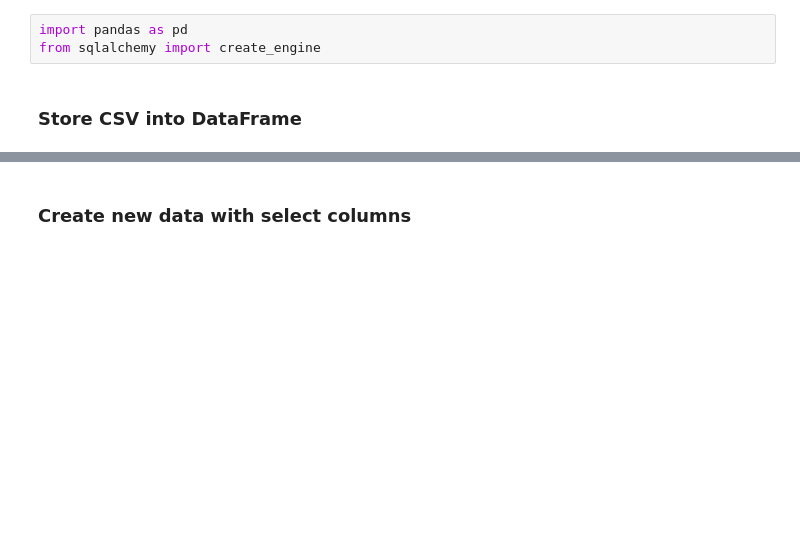
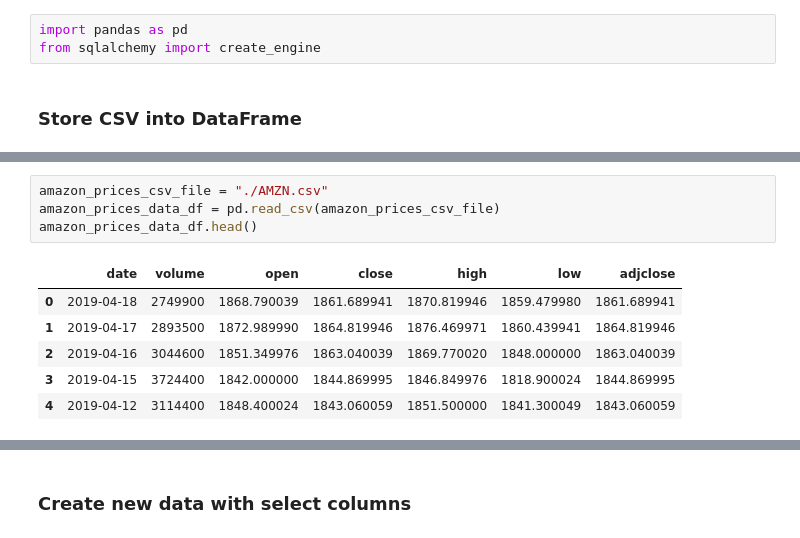
Before and after one commit to jamesblee86/ETL-Project, a Jupyter notebook: ETL_Homework.ipynb, the cells around one changed output, grey strips where cells are left out. Saved outputs shown, nothing was run; the diff lists cells and outputs as text; blank space fills up the shorter version.

```diff
--- a/ETL_Homework.ipynb
+++ b/ETL_Homework.ipynb
@@ -15,3 +15,14 @@ fundamentals_data_df.head()
 | 3 | 3 | AAL | 2015-12-31 | 5.102000e+09 | 352000000.0 | -7.080000e+08 | ... |
 | 4 | 4 | AAP | 2012-12-29 | 2.409453e+09 | -89482000.0 | 6.000000e+05 | ... |
 5 rows × 79 columns
+# %%
+amazon_prices_csv_file = "./AMZN.csv"
+amazon_prices_data_df = pd.read_csv(amazon_prices_csv_file)
+amazon_prices_data_df.head()
+# %% [output]
+|  | date | volume | open | close | high | low | adjclose |
+| 0 | 2019-04-18 | 2749900 | 1868.790039 | 1861.689941 | 1870.819946 | 1859.479980 | 1861.689941 |
+| 1 | 2019-04-17 | 2893500 | 1872.989990 | 1864.819946 | 1876.469971 | 1860.439941 | 1864.819946 |
+| 2 | 2019-04-16 | 3044600 | 1851.349976 | 1863.040039 | 1869.770020 | 1848.000000 | 1863.040039 |
+| 3 | 2019-04-15 | 3724400 | 1842.000000 | 1844.869995 | 1846.849976 | 1818.900024 | 1844.869995 |
+| 4 | 2019-04-12 | 3114400 | 1848.400024 | 1843.060059 | 1851.500000 | 1841.300049 | 1843.060059 |
```
Also changed, not shown: parts of 3 cells of this notebook.
